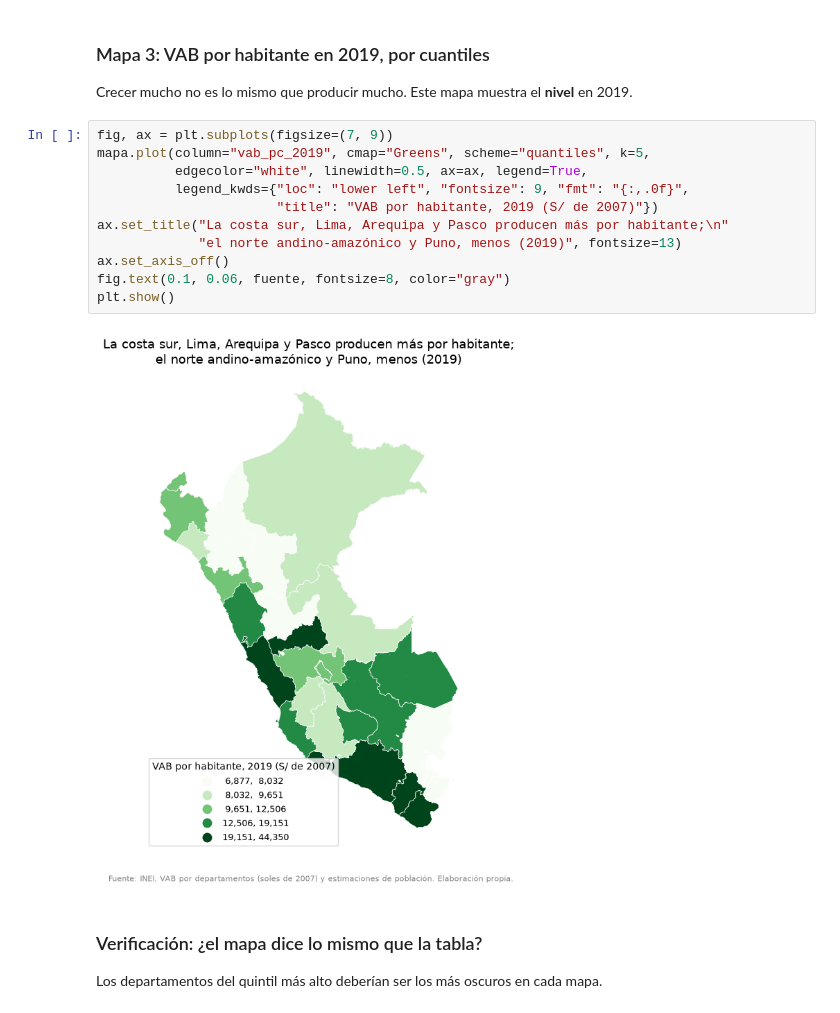
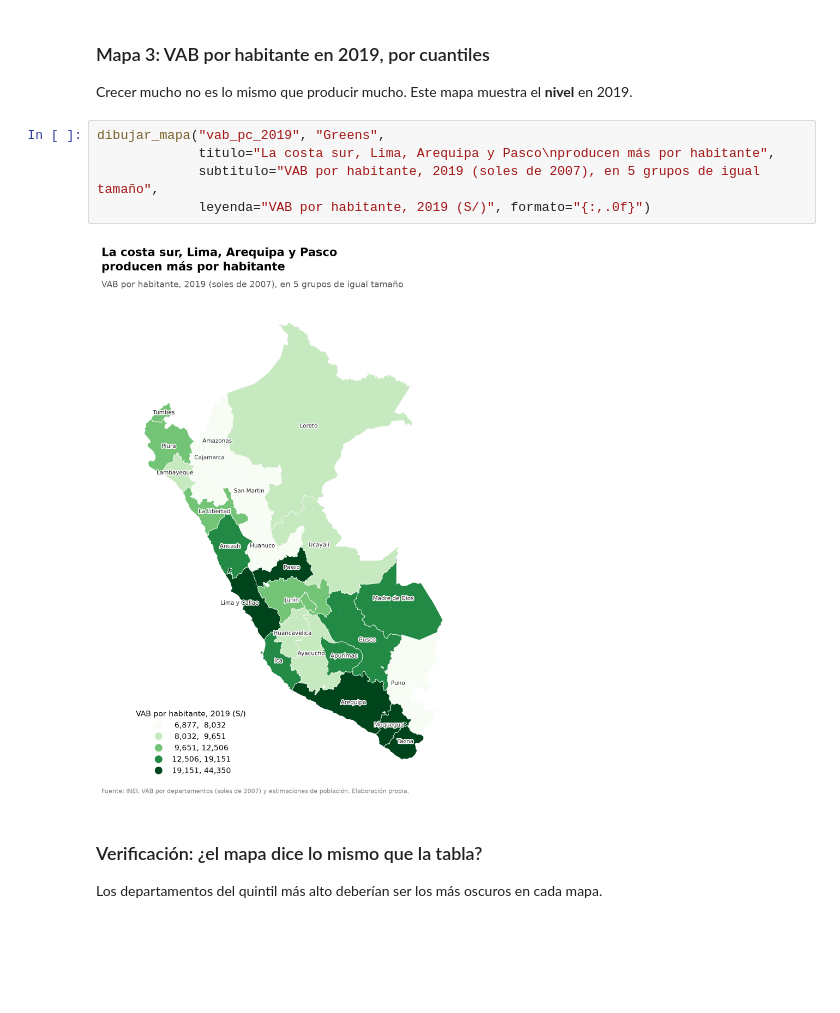
Before and after one commit to av-gomez/assignment_2_grupo_9, a Jupyter notebook: assignment_3/mapas.ipynb, the cells around one changed output. Cells and saved outputs as stored; diff of their text form; blank space fills up the shorter version.

```diff
--- a/assignment_3/mapas.ipynb
+++ b/assignment_3/mapas.ipynb
@@ -219,19 +248,13 @@ plt.show()
 ### Mapa 3: VAB por habitante en 2019, por cuantiles
 
 Crecer mucho no es lo mismo que producir mucho. Este mapa muestra el **nivel** en 2019.
-# %%
-fig, ax = plt.subplots(figsize=(7, 9))
-mapa.plot(column="vab_pc_2019", cmap="Greens", scheme="quantiles", k=5,
-          edgecolor="white", linewidth=0.5, ax=ax, legend=True,
-          legend_kwds={"loc": "lower left", "fontsize": 9, "fmt": "{:,.0f}",
-                       "title": "VAB por habitante, 2019 (S/ de 2007)"})
-ax.set_title("La costa sur, Lima, Arequipa y Pasco producen más por habitante;\n"
-             "el norte andino-amazónico y Puno, menos (2019)", fontsize=13)
-ax.set_axis_off()
-fig.text(0.1, 0.06, fuente, fontsize=8, color="gray")
-plt.show()
-# %% [output]
-[figure, removed]
+# %%
+dibujar_mapa("vab_pc_2019", "Greens",
+             titulo="La costa sur, Lima, Arequipa y Pasco\nproducen más por habitante",
+             subtitulo="VAB por habitante, 2019 (soles de 2007), en 5 grupos de igual tamaño",
+             leyenda="VAB por habitante, 2019 (S/)", formato="{:,.0f}")
+# %% [output]
+[figure, added]
 # %% [markdown]
 ### Verificación: ¿el mapa dice lo mismo que la tabla?
 
```
Also changed, not shown: parts of 9 cells of this notebook, 1 other file.
